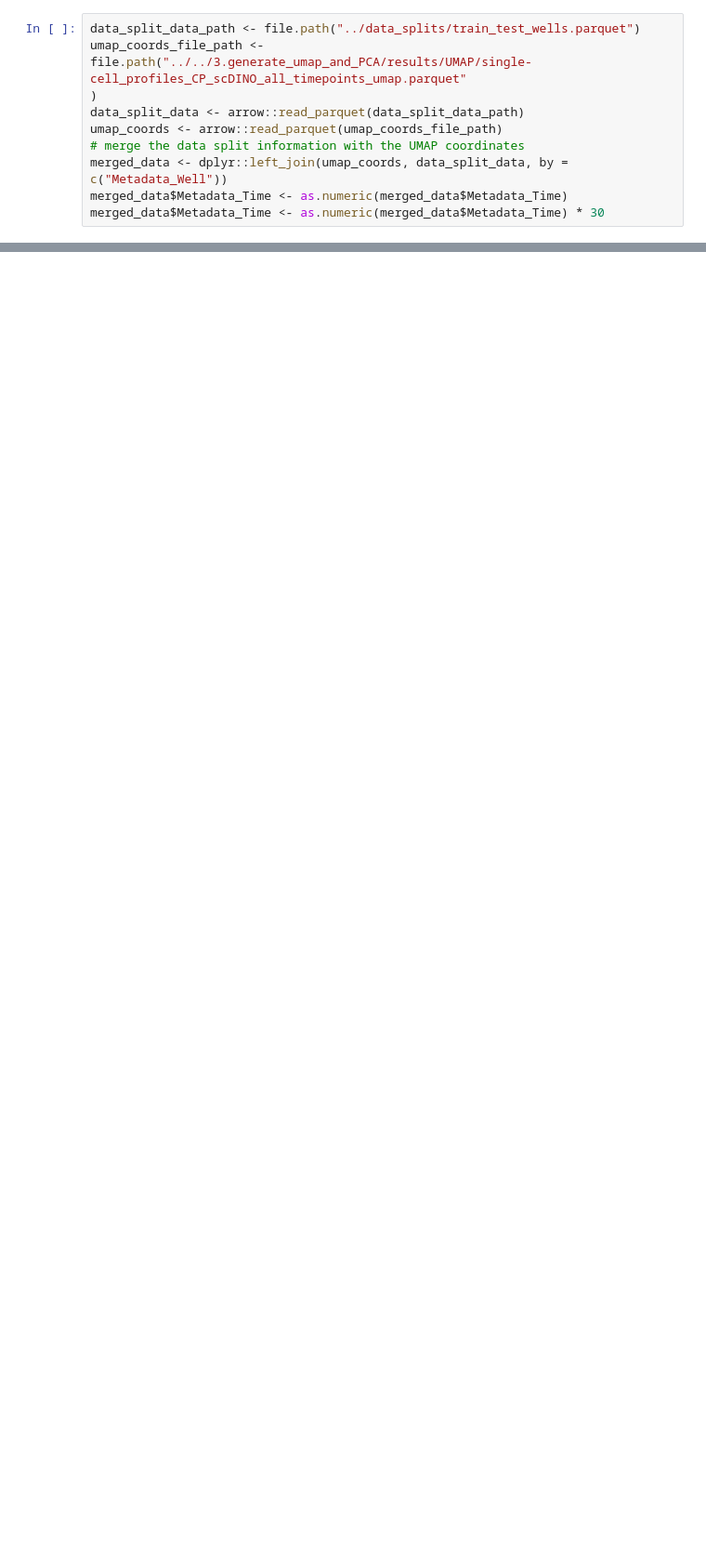
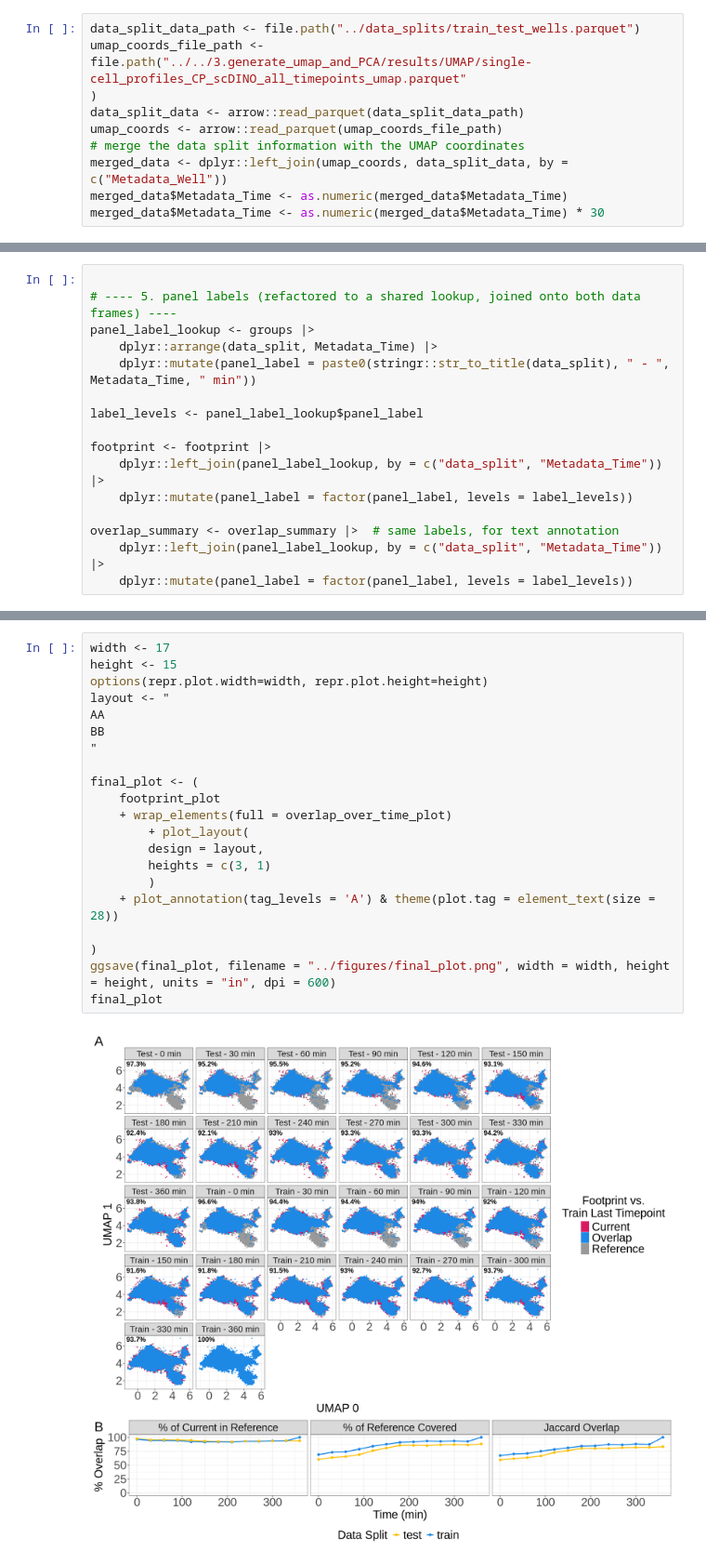
Before and after one commit to WayScience/live_cell_timelapse_apoptosis_analysis, a Jupyter notebook: 5.bulk_timelapse_model/notebooks/7.data_split_distribution_viz.ipynb, the cells around one changed output, grey strips where cells are left out. Shown at 93% size. Saved outputs shown, nothing was run; the diff lists cells and outputs as text; blank space fills up the shorter version.

Commit message:
add new figure

```diff
--- a/5.bulk_timelapse_model/notebooks/7.data_split_distribution_viz.ipynb
+++ b/5.bulk_timelapse_model/notebooks/7.data_split_distribution_viz.ipynb
@@ -164,0 +150,16 @@ footprint_plot
+# %%
+
+# ---- 5. panel labels (refactored to a shared lookup, joined onto both data frames) ----
+panel_label_lookup <- groups |>
+    dplyr::arrange(data_split, Metadata_Time) |>
+    dplyr::mutate(panel_label = paste0(stringr::str_to_title(data_split), " - ", Metadata_Time, " min"))
+
+label_levels <- panel_label_lookup$panel_label
+
+footprint <- footprint |>
+    dplyr::left_join(panel_label_lookup, by = c("data_split", "Metadata_Time")) |>
+    dplyr::mutate(panel_label = factor(panel_label, levels = label_levels))
+
+overlap_summary <- overlap_summary |>  # same labels, for text annotation
+    dplyr::left_join(panel_label_lookup, by = c("data_split", "Metadata_Time")) |>
+    dplyr::mutate(panel_label = factor(panel_label, levels = label_levels))
@@ -164,0 +285,23 @@ footprint_plot
+# %%
+width <- 17
+height <- 15
+options(repr.plot.width=width, repr.plot.height=height)
+layout <- "
+AA
+BB
+"
+
+final_plot <- (
+    footprint_plot
+    + wrap_elements(full = overlap_over_time_plot)
+        + plot_layout(
+        design = layout,
+        heights = c(3, 1)
+        )
+    + plot_annotation(tag_levels = 'A') & theme(plot.tag = element_text(size = 28))
+
+)
+ggsave(final_plot, filename = "../figures/final_plot.png", width = width, height = height, units = "in", dpi = 600)
+final_plot
+# %% [output]
+[figure, added]
```
Also changed, not shown: parts of 8 cells of this notebook, 5 other files.
